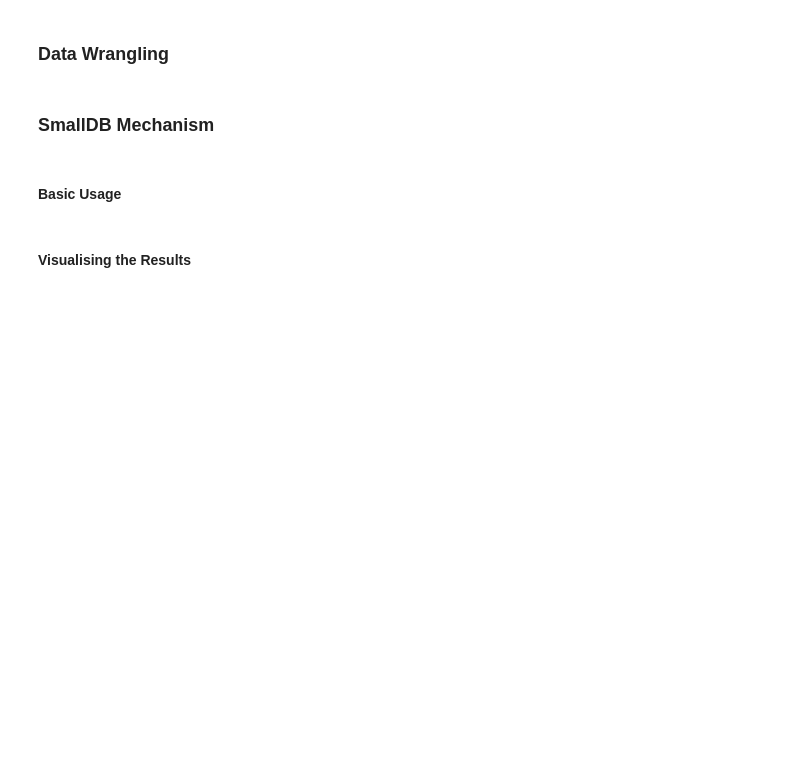
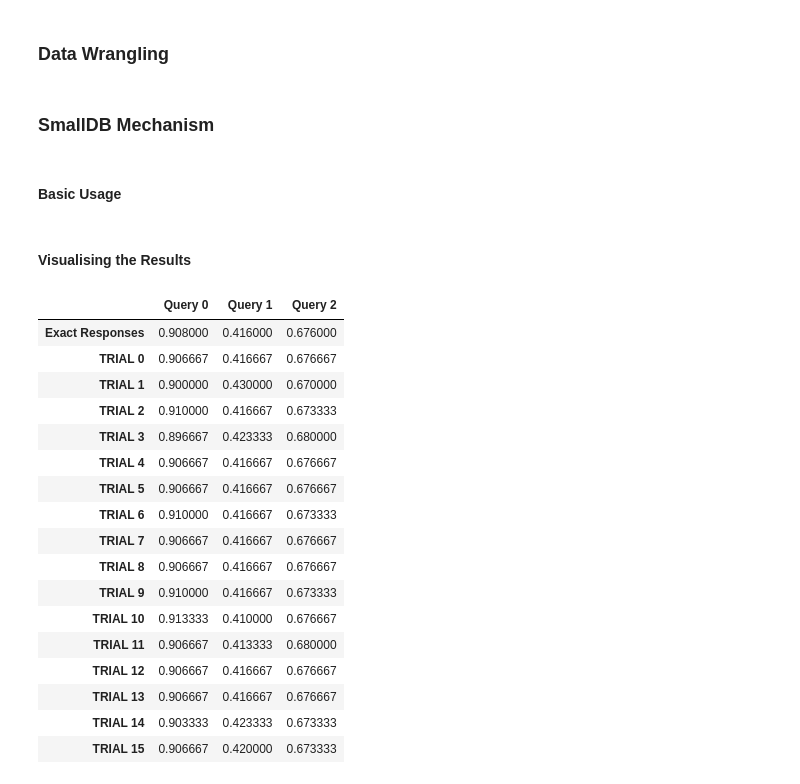
Before and after one commit to anusii/RelM, a Jupyter notebook: examples/relm_demo.ipynb, the cells around one changed output. Drawn from its saved outputs; the diff is of its cells as text; code cells hidden in the pictures; blank space fills up the shorter version.

```diff
--- a/examples/relm_demo.ipynb
+++ b/examples/relm_demo.ipynb
@@ -290,7 +374,7 @@ plt.axvline(x=np.max(values), color='orange')
 # %%
 # Generate some synthetic data
 data = pd.DataFrame()
-test_results = np.random.choice(["Negative", "Positive", "N/A"], size=10000, p=[0.55,0.35,0.1])
+test_results = np.random.choice(["Negative", "Positive", "N/A"], size=500, p=[0.55,0.35,0.1])
 data["Test Result"] = test_results
 
 # Compute a histogram representation of the data
@@ -298,11 +382,13 @@ from relm.histogram import Histogram
 hist = Histogram(data)
 real_database = hist.get_db()
 db_size = real_database.size
+db_l1_norm = real_database.sum()
 
 # Specify the queries to be answered
 queries = [[{"Test Result": "Negative"}, {"Test Result": "Positive"}],
            [{"Test Result": "Positive"}, {"Test Result": "N/A"}],
            [{"Test Result": "Negative"}, {"Test Result": "N/A"}]]
+num_queries = len(queries)
 queries = sps.vstack([hist.get_query_vector(q) for q in queries])
 
 # Compute the exact query responses
@@ -313,20 +399,39 @@ values = (queries @ real_database)/real_database.sum()
 #### Basic Usage
 # %%
 from relm.mechanisms import SmallDB
-smalldb = SmallDB(epsilon=1.0, alpha=0.05)
-synthetic_database = smalldb.release(values, queries, db_size)
+mechanism = SmallDB(epsilon=1.0, alpha=0.1)
+synthetic_database = mechanism.release(values, queries, db_size, db_l1_norm)
 # %% [markdown]
 #### Visualising the Results
 # %%
 TRIALS = 2**4
 synthetic_responses = np.empty((TRIALS, queries.shape[0]))
 for i in range(TRIALS):
-    smalldb = SmallDB(epsilon=1.0, alpha=0.05)
-    synthetic_database = smalldb.release(values, queries, db_size)
+    mechanism = SmallDB(epsilon=1.0, alpha=0.1)
+    synthetic_database = mechanism.release(values, queries, db_size, db_l1_norm)
     synthetic_responses[i] = (queries @ synthetic_database) / synthetic_database.sum()
 
 df = pd.DataFrame(data=np.row_stack((values, synthetic_responses)),
                   columns=["Query %i" % i for i in range(queries.shape[0])],
                   index=["Exact Responses"] + ["TRIAL %i" % i for i in range(TRIALS)])
 
 display(df)
+# %% [output]
+|  | Query 0 | Query 1 | Query 2 |
+| Exact Responses | 0.908000 | 0.416000 | 0.676000 |
+| TRIAL 0 | 0.906667 | 0.416667 | 0.676667 |
+| TRIAL 1 | 0.900000 | 0.430000 | 0.670000 |
+| TRIAL 2 | 0.910000 | 0.416667 | 0.673333 |
+| TRIAL 3 | 0.896667 | 0.423333 | 0.680000 |
+| TRIAL 4 | 0.906667 | 0.416667 | 0.676667 |
+| TRIAL 5 | 0.906667 | 0.416667 | 0.676667 |
+| TRIAL 6 | 0.910000 | 0.416667 | 0.673333 |
+| TRIAL 7 | 0.906667 | 0.416667 | 0.676667 |
+| TRIAL 8 | 0.906667 | 0.416667 | 0.676667 |
+| TRIAL 9 | 0.910000 | 0.416667 | 0.673333 |
+| TRIAL 10 | 0.913333 | 0.410000 | 0.676667 |
+| TRIAL 11 | 0.906667 | 0.413333 | 0.680000 |
+| TRIAL 12 | 0.906667 | 0.416667 | 0.676667 |
+| TRIAL 13 | 0.906667 | 0.416667 | 0.676667 |
+| TRIAL 14 | 0.903333 | 0.423333 | 0.673333 |
+| TRIAL 15 | 0.906667 | 0.420000 | 0.673333 |
```
Also changed, not shown: parts of 8 cells of this notebook, 4 other files.
